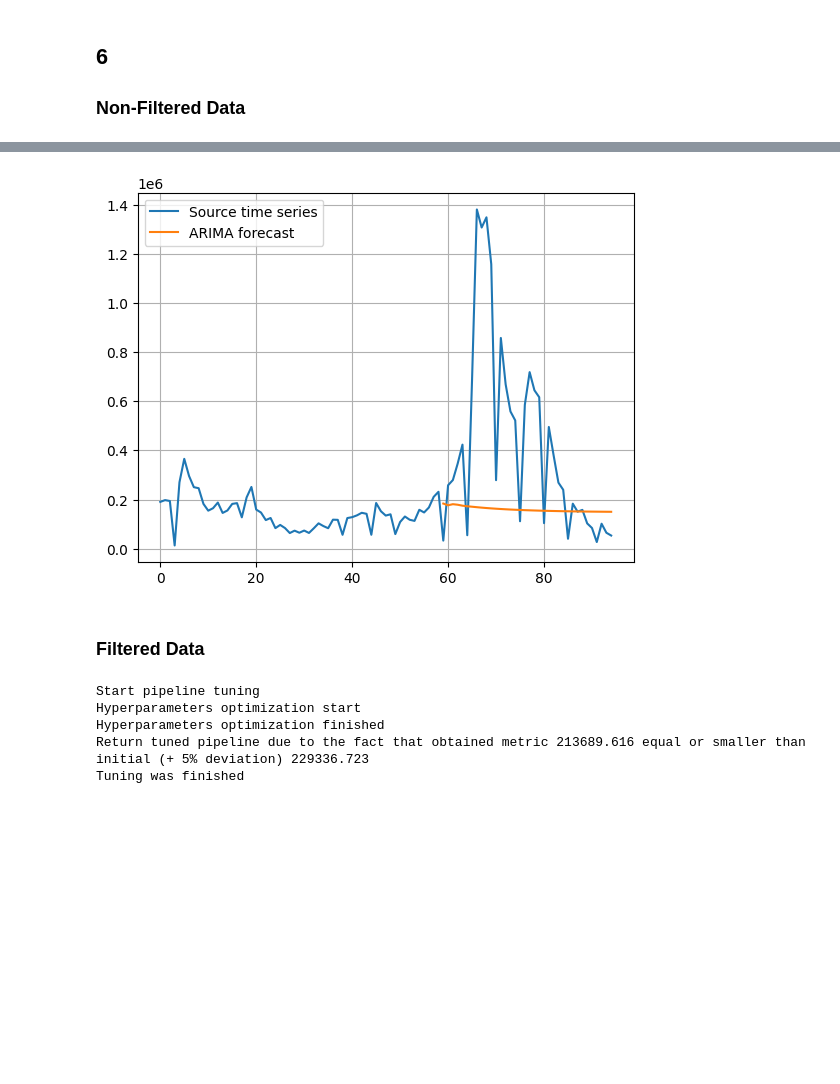
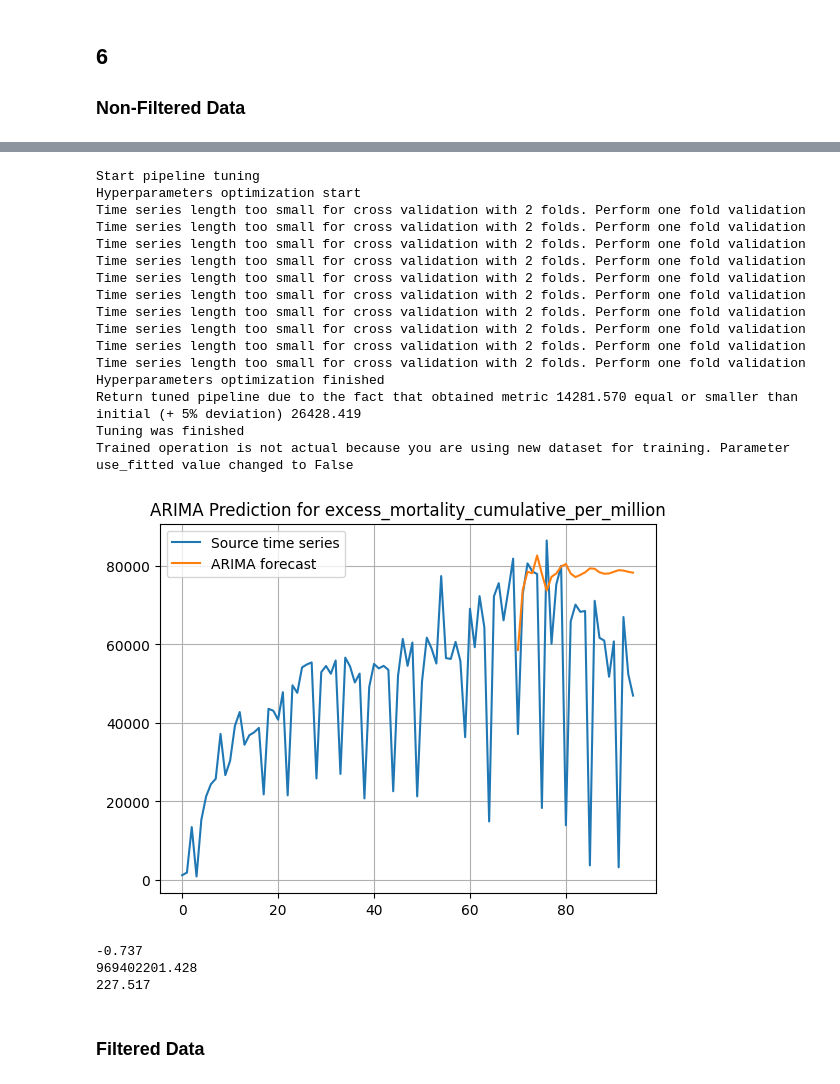
Before and after one commit to D3lph1/methods-and-models-for-multivariate-data-analysis, a Jupyter notebook: Lab 4/lab_4_notebook.ipynb, the cells around one changed output, grey strips where cells are left out. Drawn from its saved outputs; the diff is of its cells as text; code cells hidden in the pictures; blank space fills up the shorter version.

```diff
--- a/Lab 4/lab_4_notebook.ipynb
+++ b/Lab 4/lab_4_notebook.ipynb
@@ -285,34 +319,42 @@ Trained operation is not actual because you are using new dataset for training.
-# %%
-plt.plot(input_data.idx, input_data.target, label='Source time series')
-plt.plot(forecast.idx, np.ravel(forecast.predict), label='ARIMA forecast')
-plt.grid()
-plt.legend()
-plt.show()
-# %% [output]
-[figure, removed]
+# %%
+var = 'excess_mortality_cumulative_per_million'
+
+train, test, pipeline, input_data = arima_fit(merged[var])
+
+fitted_vals = pipeline.fit(train)
+forecast = pipeline.predict(test)
+
+plt.plot(input_data.idx, input_data.target, label='Source time series')
+plt.plot(forecast.idx, np.ravel(forecast.predict), label='ARIMA forecast')
+plt.title('ARIMA Prediction for ' + var)
+plt.grid()
+plt.legend()
+plt.show()
+
+print(round(r2_score(input_data.target[-(len(np.ravel(forecast.predict))):], np.ravel(forecast.predict)), 3))
+print(round(mean_squared_error(input_data.target[-(len(np.ravel(forecast.predict))):], np.ravel(forecast.predict)), 3))
+print(round(mean_absolute_percentage_error(input_data.target[-(len(np.ravel(forecast.predict))):], np.ravel(forecast.predict)), 3))
+# %% [output]
+Start pipeline tuning
+Hyperparameters optimization start
+Time series length too small for cross validation with 2 folds. Perform one fold validation
+Time series length too small for cross validation with 2 folds. Perform one fold validation
+Time series length too small for cross validation with 2 folds. Perform one fold validation
+Time series length too small for cross validation with 2 folds. Perform one fold validation
+Time series length too small for cross validation with 2 folds. Perform one fold validation
+Time series length too small for cross validation with 2 folds. Perform one fold validation
+Time series length too small for cross validation with 2 folds. Perform one fold validation
+Time series length too small for cross validation with 2 folds. Perform one fold validation
+Time series length too small for cross validation with 2 folds. Perform one fold validation
+Time series length too small for cross validation with 2 folds. Perform one fold validation
+Hyperparameters optimization finished
+Return tuned pipeline due to the fact that obtained metric 14281.570 equal or smaller than initial (+ 5% deviation) 26428.419
+Tuning was finished
+Trained operation is not actual because you are using new dataset for training. Parameter use_fitted value changed to False
+[figure, added]
+-0.737
+969402201.428
+227.517
 # %% [markdown]
 ### Filtered Data
-# %%
-time_series = np.array(filter2(merged['new_cases']))
-
-task = Task(TaskTypesEnum.ts_forecasting,
-            TsForecastingParams(forecast_length=15))
-
-input_data = InputData(idx=np.arange(0, len(time_series)),
-                       features=time_series, target=time_series,
-                       task=task, data_type=DataTypesEnum.ts)
-
-train, test = train_test_data_setup(input_data)
-
-pipeline = Pipeline(PrimaryNode('arima'))
-pipeline = pipeline.fine_tune_all_nodes(loss_function=mean_absolute_error,
-                                        loss_params=None, input_data=train,
-                                        iterations=100, timeout=5,
-                                        cv_folds=2, validation_blocks=2)
-# %% [output]
-Start pipeline tuning
-Hyperparameters optimization start
-Hyperparameters optimization finished
-Return tuned pipeline due to the fact that obtained metric 213689.616 equal or smaller than initial (+ 5% deviation) 229336.723
-Tuning was finished
 # %%
```
Also changed, not shown: parts of 7 cells of this notebook.
